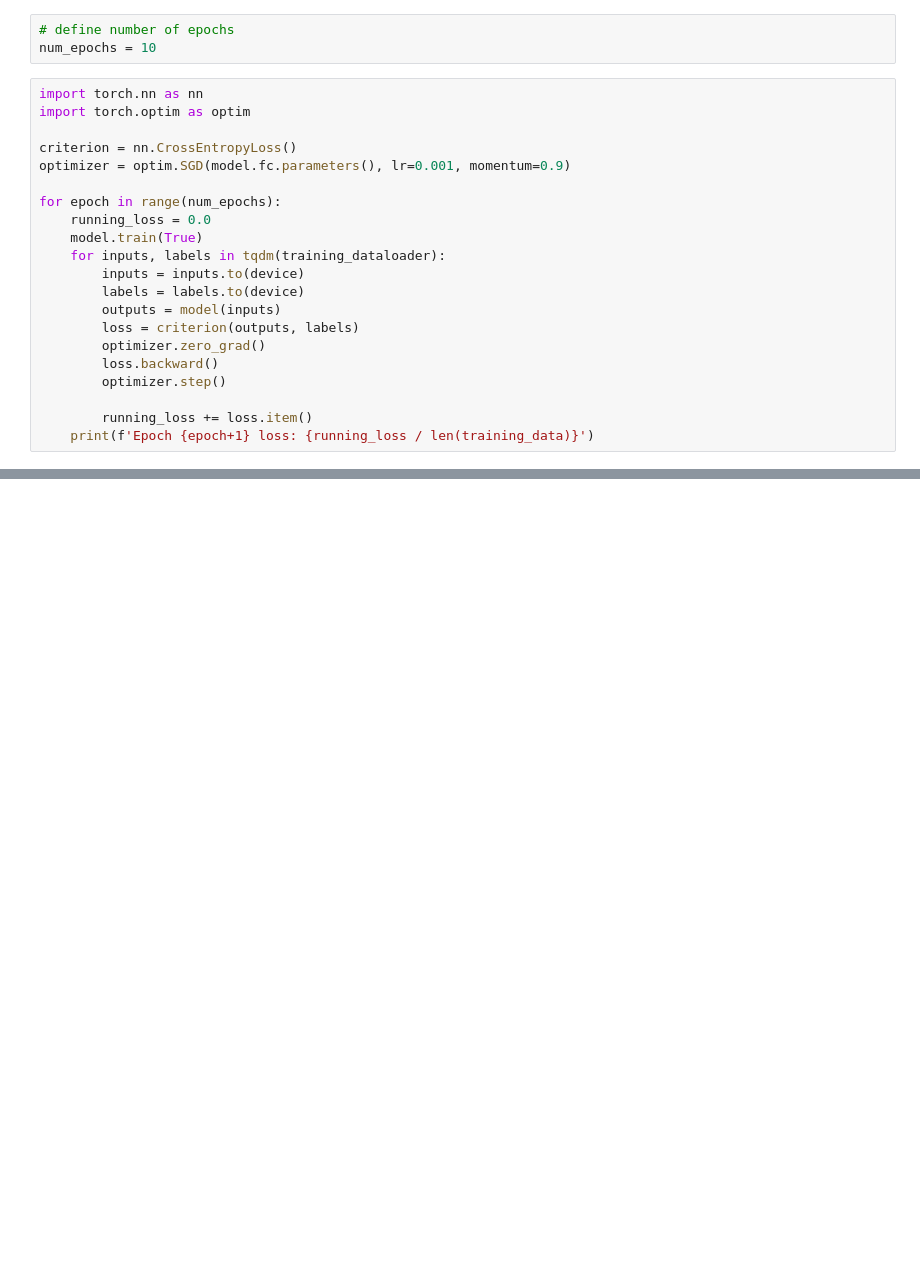
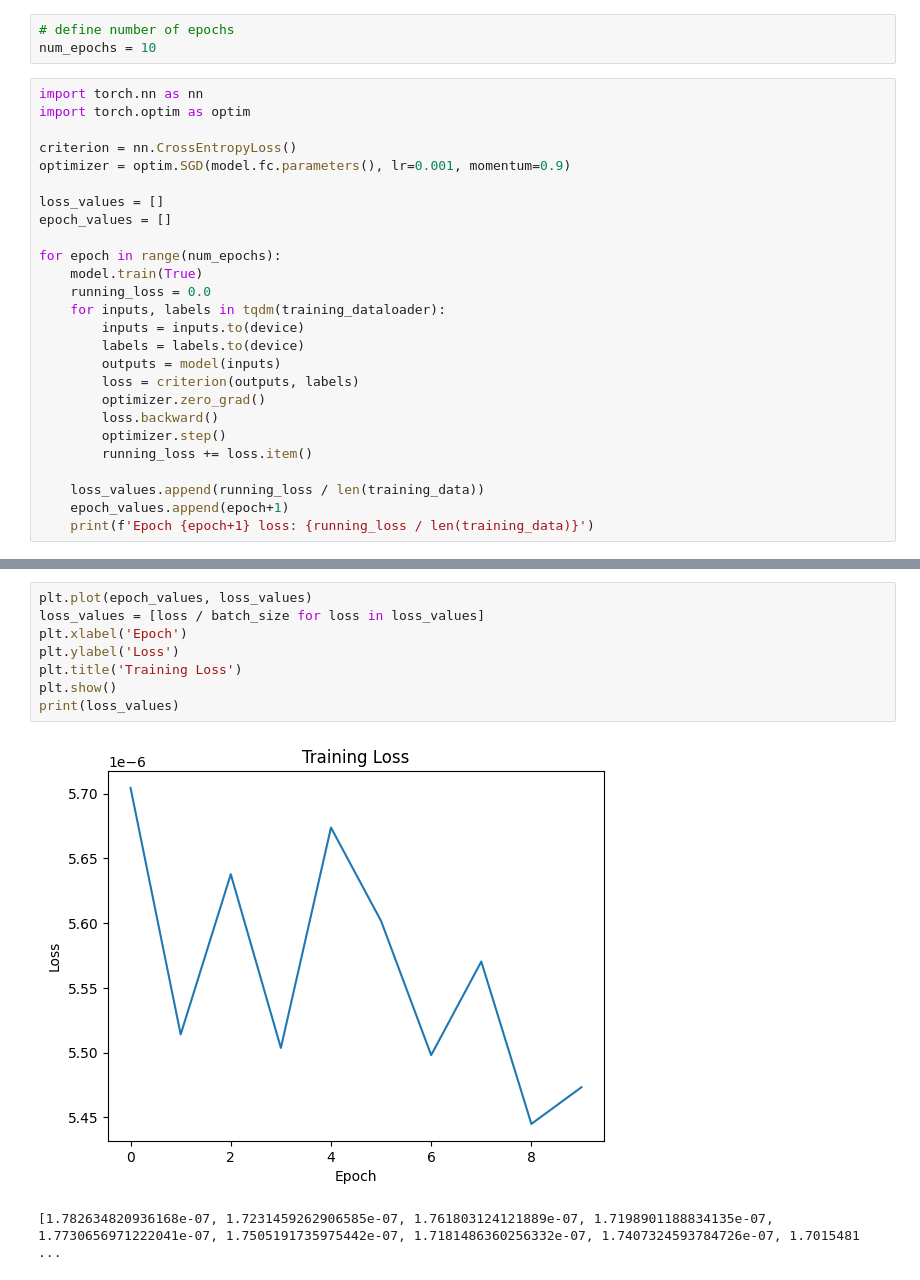
Before and after one commit to are021/RecycleVision, a Jupyter notebook: resnet_implementation.ipynb, the cells around one changed output, grey strips where cells are left out. Drawn from its saved outputs; the diff is of its cells as text; blank space fills up the shorter version.

```diff
--- a/resnet_implementation.ipynb
+++ b/resnet_implementation.ipynb
@@ -86,9 +195,12 @@ import torch.optim as optim
 criterion = nn.CrossEntropyLoss()
 optimizer = optim.SGD(model.fc.parameters(), lr=0.001, momentum=0.9)
 
+loss_values = []
+epoch_values = []
+
 for epoch in range(num_epochs):
+    model.train(True)
     running_loss = 0.0
-    model.train(True)
     for inputs, labels in tqdm(training_dataloader):
         inputs = inputs.to(device)
         labels = labels.to(device)
@@ -97,6 +209,8 @@ for epoch in range(num_epochs):
         optimizer.zero_grad()
         loss.backward()
         optimizer.step()
+        running_loss += loss.item()
 
-        running_loss += loss.item()
+    loss_values.append(running_loss / len(training_data))
+    epoch_values.append(epoch+1)
     print(f'Epoch {epoch+1} loss: {running_loss / len(training_data)}')
@@ -103 +228,12 @@ for epoch in range(num_epochs):
+# %%
+plt.plot(epoch_values, loss_values)
+loss_values = [loss / batch_size for loss in loss_values]
+plt.xlabel('Epoch')
+plt.ylabel('Loss')
+plt.title('Training Loss')
+plt.show()
+print(loss_values)
+# %% [output]
+[figure, added]
+[1.782634820936168e-07, 1.7231459262906585e-07, 1.761803124121889e-07, 1.7198901188834135e-07, 1.7730656971222041e-07, 1.7505191735975442e-07, 1.7181486360256332e-07, 1.7407324593784726e-07, 1.7015481 ...
 # %%
```
Also changed, not shown: parts of 40 cells of this notebook.
